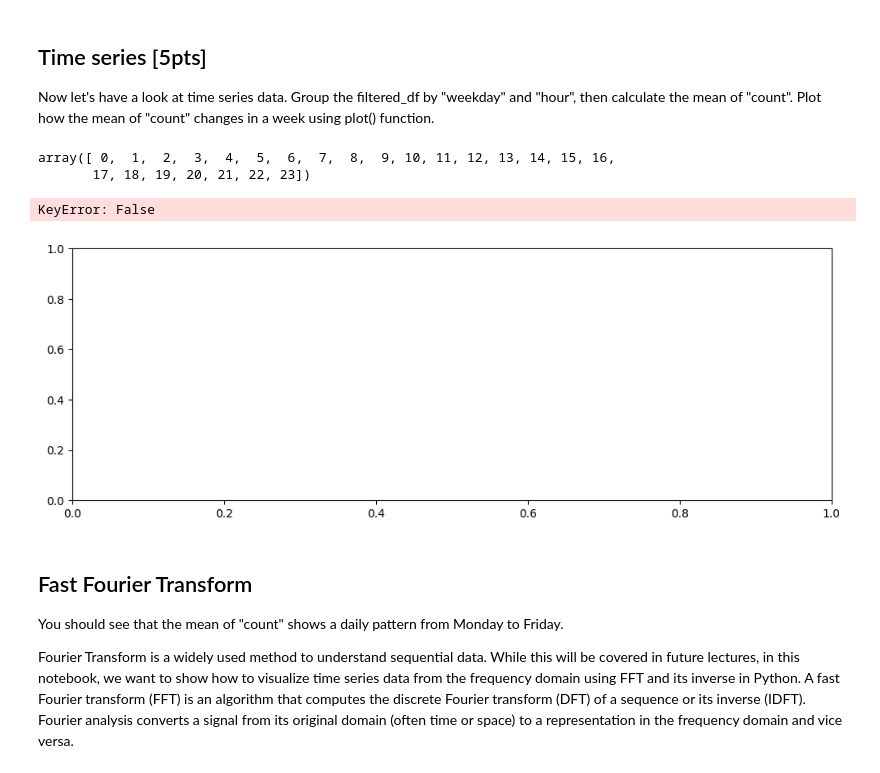
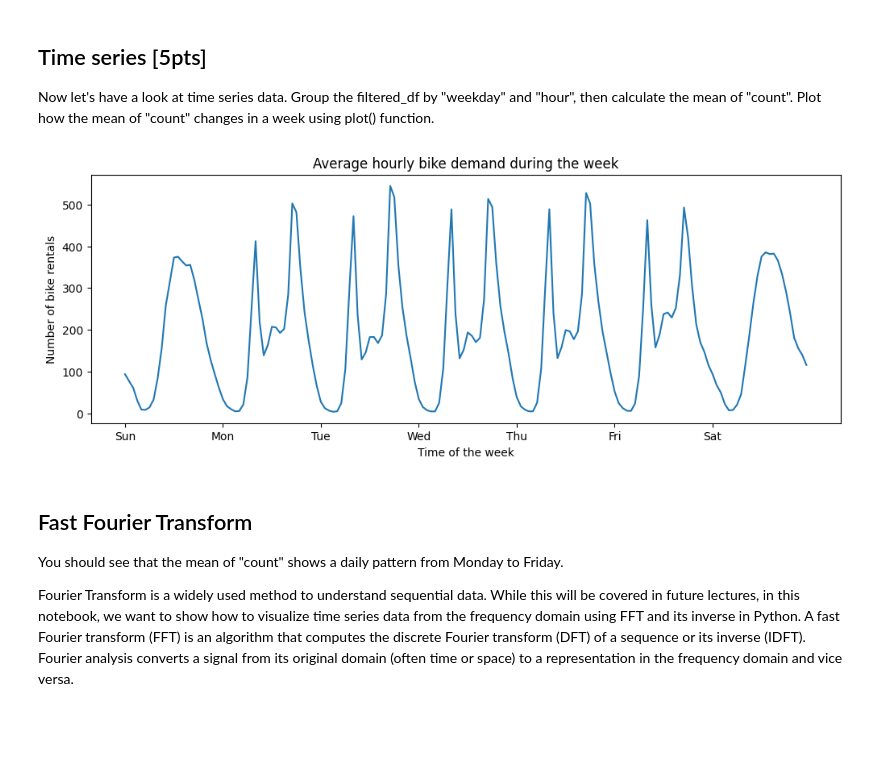
Before and after one commit to Memoryicecube/cs365-spring23, a Jupyter notebook: HWs/hw1/HW1coding.ipynb, the cells around one changed output. Saved outputs shown, nothing was run; the diff lists cells and outputs as text; code cells hidden in the pictures; blank space fills up the shorter version.

```diff
--- a/HWs/hw1/HW1coding.ipynb
+++ b/HWs/hw1/HW1coding.ipynb
@@ -134,36 +145,32 @@ plt.show()
 ## Time series [5pts]
 
 Now let's have a look at time series data. Group the filtered_df by "weekday" and "hour", then calculate the mean of "count". Plot how the mean of "count" changes in a week using plot() function.
-# %%
-filtered_df = df[['weekday','hour','count']]
-filtered_df['hour'].unique()
-# %% [output]
-array([ 0,  1,  2,  3,  4,  5,  6,  7,  8,  9, 10, 11, 12, 13, 14, 15, 16,
-       17, 18, 19, 20, 21, 22, 23])
 # %%
 filtered_df = df[['weekday','hour','count']]
 fig, ax = plt.subplots(figsize=(12, 4))
 
 # write your code here
 
 
 def f(x) :
-    df_gb = filtered_df[filtered_df['weekday'==x]].groupby(['hour', 'weekday'])
-    return df_gb['hour'].sum()/df_gb['count'].sum()
+    return ay[x]
 x = filtered_df['weekday'].unique()
-plt.plot(x, f(x), color='red')
+db = filtered_df.groupby(['weekday','hour']).mean()
+db.reset_index()
+ay = db['count'].values
+x=[i for i in range(7*24)]
+plt.plot(x,f(x))
 
 # Set up ticks and labels.
 _ = ax.set(
     title="Average hourly bike demand during the week",
     xticks=[i * 24 for i in range(7)],
     xticklabels=["Sun", "Mon", "Tue", "Wed", "Thu", "Fri", "Sat"],
     xlabel="Time of the week",
     ylabel="Number of bike rentals",
 )
 # %% [output]
-KeyError: False
-[figure, old version]
+[figure, new version]
 # %% [markdown]
 ## Fast Fourier Transform
 
```
Also changed, not shown: parts of 4 cells of this notebook, 2 other files.
